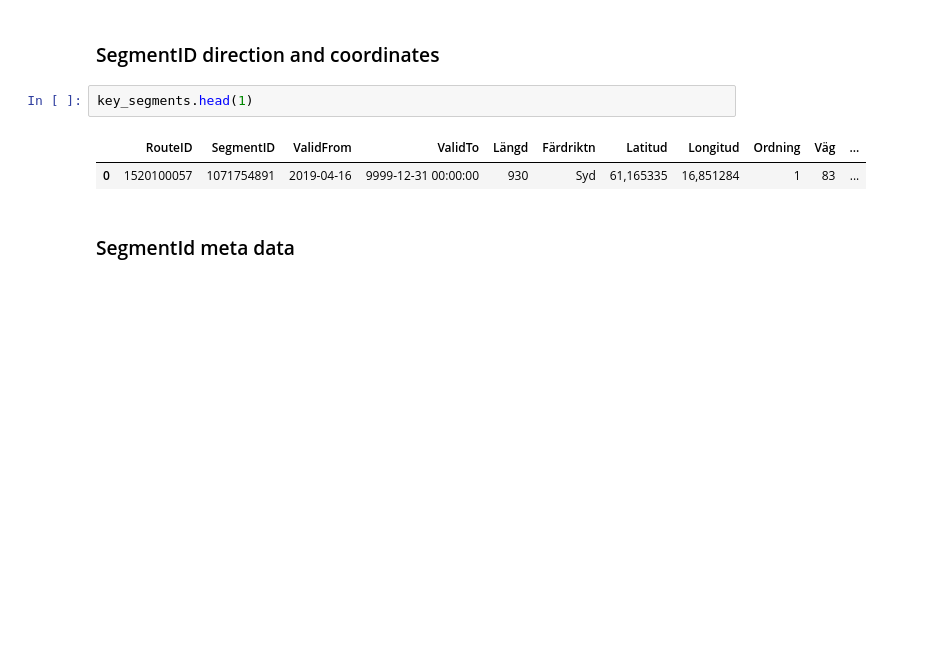
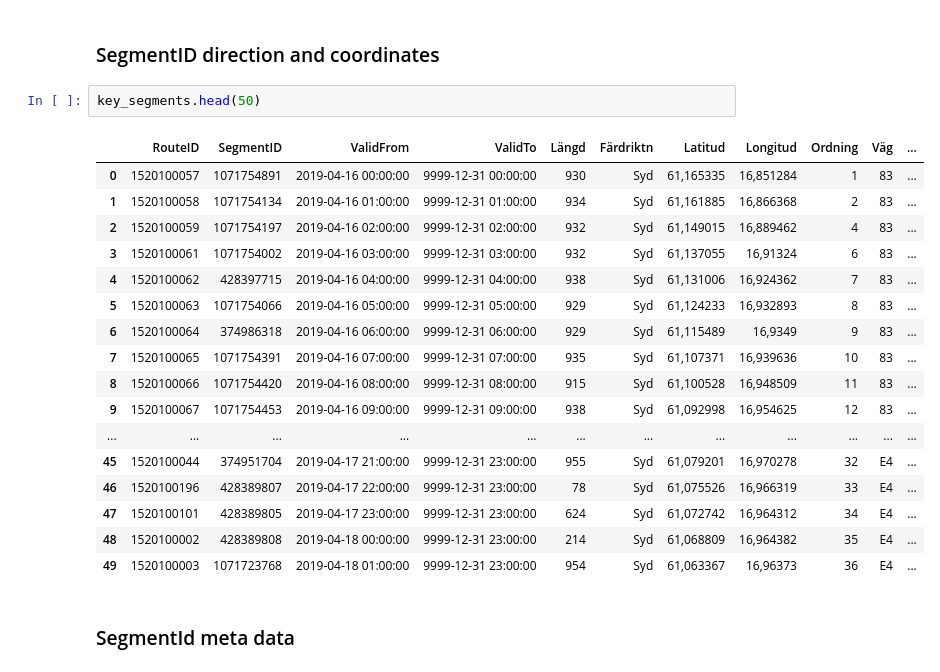
Before and after one commit to andrehoejmark/AVG-Speed-Prediction-of-cars-based-on-road-events, a Jupyter notebook: Dataset Exploration/Dataset exploration.ipynb, the cells around one changed output. Drawn from its saved outputs; the diff is of its cells as text; blank space fills up the shorter version.

```diff
--- a/Dataset Exploration/Dataset exploration.ipynb
+++ b/Dataset Exploration/Dataset exploration.ipynb
@@ -16,10 +36,25 @@ events.head(1)
 # %% [markdown]
 ### SegmentID direction and coordinates
 # %%
-key_segments.head(1)
+key_segments.head(50)
 # %% [output]
 |  | RouteID | SegmentID | ValidFrom | ValidTo | Längd | Färdriktn | Latitud | Longitud | Ordning | Väg | ... |
-| 0 | 1520100057 | 1071754891 | 2019-04-16 | 9999-12-31 00:00:00 | 930 | Syd | 61,165335 | 16,851284 | 1 | 83 | ... |
+| 0 | 1520100057 | 1071754891 | 2019-04-16 00:00:00 | 9999-12-31 00:00:00 | 930 | Syd | 61,165335 | 16,851284 | 1 | 83 | ... |
+| 1 | 1520100058 | 1071754134 | 2019-04-16 01:00:00 | 9999-12-31 01:00:00 | 934 | Syd | 61,161885 | 16,866368 | 2 | 83 | ... |
+| 2 | 1520100059 | 1071754197 | 2019-04-16 02:00:00 | 9999-12-31 02:00:00 | 932 | Syd | 61,149015 | 16,889462 | 4 | 83 | ... |
+| 3 | 1520100061 | 1071754002 | 2019-04-16 03:00:00 | 9999-12-31 03:00:00 | 932 | Syd | 61,137055 | 16,91324 | 6 | 83 | ... |
+| 4 | 1520100062 | 428397715 | 2019-04-16 04:00:00 | 9999-12-31 04:00:00 | 938 | Syd | 61,131006 | 16,924362 | 7 | 83 | ... |
+| 5 | 1520100063 | 1071754066 | 2019-04-16 05:00:00 | 9999-12-31 05:00:00 | 929 | Syd | 61,124233 | 16,932893 | 8 | 83 | ... |
+| 6 | 1520100064 | 374986318 | 2019-04-16 06:00:00 | 9999-12-31 06:00:00 | 929 | Syd | 61,115489 | 16,9349 | 9 | 83 | ... |
+| 7 | 1520100065 | 1071754391 | 2019-04-16 07:00:00 | 9999-12-31 07:00:00 | 935 | Syd | 61,107371 | 16,939636 | 10 | 83 | ... |
+| 8 | 1520100066 | 1071754420 | 2019-04-16 08:00:00 | 9999-12-31 08:00:00 | 915 | Syd | 61,100528 | 16,948509 | 11 | 83 | ... |
+| 9 | 1520100067 | 1071754453 | 2019-04-16 09:00:00 | 9999-12-31 09:00:00 | 938 | Syd | 61,092998 | 16,954625 | 12 | 83 | ... |
+| ... | ... | ... | ... | ... | ... | ... | ... | ... | ... | ... | ... |
+| 45 | 1520100044 | 374951704 | 2019-04-17 21:00:00 | 9999-12-31 23:00:00 | 955 | Syd | 61,079201 | 16,970278 | 32 | E4 | ... |
+| 46 | 1520100196 | 428389807 | 2019-04-17 22:00:00 | 9999-12-31 23:00:00 | 78 | Syd | 61,075526 | 16,966319 | 33 | E4 | ... |
+| 47 | 1520100101 | 428389805 | 2019-04-17 23:00:00 | 9999-12-31 23:00:00 | 624 | Syd | 61,072742 | 16,964312 | 34 | E4 | ... |
+| 48 | 1520100002 | 428389808 | 2019-04-18 00:00:00 | 9999-12-31 23:00:00 | 214 | Syd | 61,068809 | 16,964382 | 35 | E4 | ... |
+| 49 | 1520100003 | 1071723768 | 2019-04-18 01:00:00 | 9999-12-31 23:00:00 | 954 | Syd | 61,063367 | 16,96373 | 36 | E4 | ... |
 # %% [markdown]
 ### SegmentId meta data
 # %%
```
Also changed, not shown: parts of 5 cells of this notebook, 5 other files.
